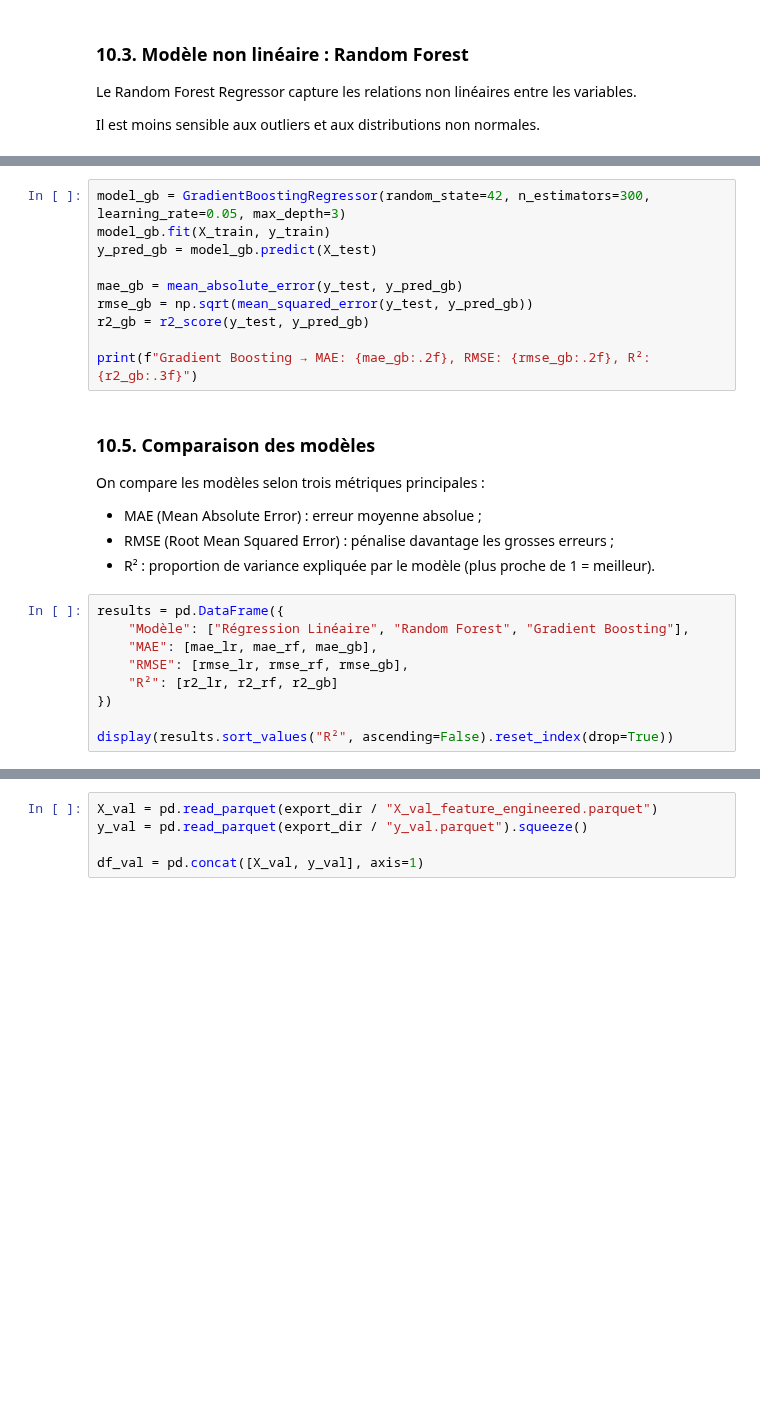
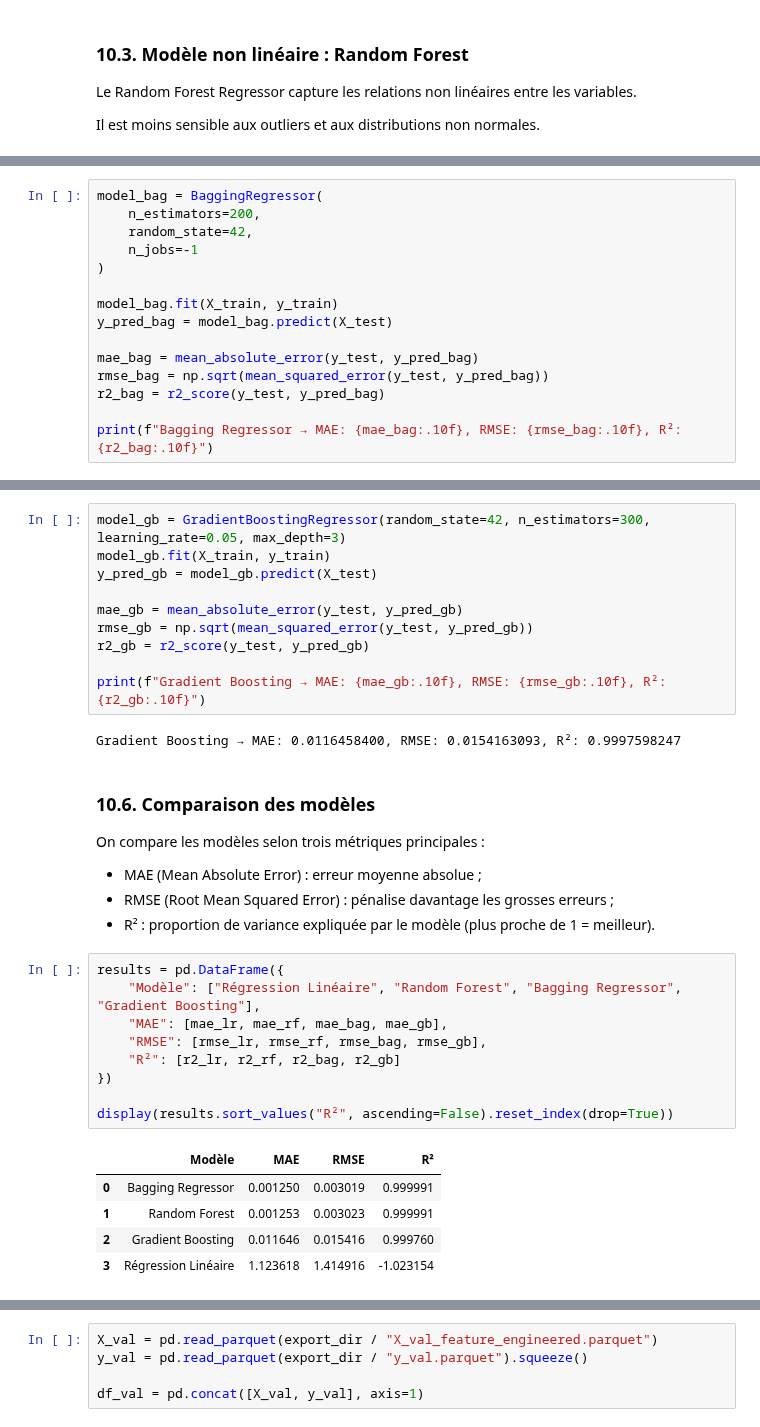
Before and after one commit to happy-developer/train.me, a Jupyter notebook: src/notebooks/preprocessing/life_style_data/preprocessing_life_style_data.ipynb, the cells around one changed output, grey strips where cells are left out. Cells and saved outputs as stored; diff of their text form; blank space fills up the shorter version.

```diff
--- a/src/notebooks/preprocessing/life_style_data/preprocessing_life_style_data.ipynb
+++ b/src/notebooks/preprocessing/life_style_data/preprocessing_life_style_data.ipynb
@@ -1193,0 +1266,15 @@ print(f"Random Forest → MAE: {mae_rf:.2f}, RMSE: {rmse_rf:.2f}, R²: {r2_rf:.3
+# %%
+model_bag = BaggingRegressor(
+    n_estimators=200,
+    random_state=42,
+    n_jobs=-1
+)
+
+model_bag.fit(X_train, y_train)
+y_pred_bag = model_bag.predict(X_test)
+
+mae_bag = mean_absolute_error(y_test, y_pred_bag)
+rmse_bag = np.sqrt(mean_squared_error(y_test, y_pred_bag))
+r2_bag = r2_score(y_test, y_pred_bag)
+
+print(f"Bagging Regressor → MAE: {mae_bag:.10f}, RMSE: {rmse_bag:.10f}, R²: {r2_bag:.10f}")
@@ -1206,9 +1295,11 @@ mae_gb = mean_absolute_error(y_test, y_pred_gb)
 rmse_gb = np.sqrt(mean_squared_error(y_test, y_pred_gb))
 r2_gb = r2_score(y_test, y_pred_gb)
 
-print(f"Gradient Boosting → MAE: {mae_gb:.2f}, RMSE: {rmse_gb:.2f}, R²: {r2_gb:.3f}")
+print(f"Gradient Boosting → MAE: {mae_gb:.10f}, RMSE: {rmse_gb:.10f}, R²: {r2_gb:.10f}")
+# %% [output]
+Gradient Boosting → MAE: 0.0116458400, RMSE: 0.0154163093, R²: 0.9997598247
 # %% [markdown]
-### 10.5. Comparaison des modèles
+### 10.6. Comparaison des modèles
 
 On compare les modèles selon trois métriques principales :
 - MAE (Mean Absolute Error) : erreur moyenne absolue ;
@@ -1216,11 +1307,17 @@ On compare les modèles selon trois métriques principales :
 - R² : proportion de variance expliquée par le modèle (plus proche de 1 = meilleur).
 # %%
 results = pd.DataFrame({
-    "Modèle": ["Régression Linéaire", "Random Forest", "Gradient Boosting"],
-    "MAE": [mae_lr, mae_rf, mae_gb],
-    "RMSE": [rmse_lr, rmse_rf, rmse_gb],
-    "R²": [r2_lr, r2_rf, r2_gb]
+    "Modèle": ["Régression Linéaire", "Random Forest", "Bagging Regressor", "Gradient Boosting"],
+    "MAE": [mae_lr, mae_rf, mae_bag, mae_gb],
+    "RMSE": [rmse_lr, rmse_rf, rmse_bag, rmse_gb],
+    "R²": [r2_lr, r2_rf, r2_bag, r2_gb]
 })
 
 display(results.sort_values("R²", ascending=False).reset_index(drop=True))
+# %% [output]
+|  | Modèle | MAE | RMSE | R² |
+| 0 | Bagging Regressor | 0.001250 | 0.003019 | 0.999991 |
+| 1 | Random Forest | 0.001253 | 0.003023 | 0.999991 |
+| 2 | Gradient Boosting | 0.011646 | 0.015416 | 0.999760 |
+| 3 | Régression Linéaire | 1.123618 | 1.414916 | -1.023154 |
 # %% [markdown]
```
Also changed, not shown: parts of 55 cells of this notebook, 27 other files.
